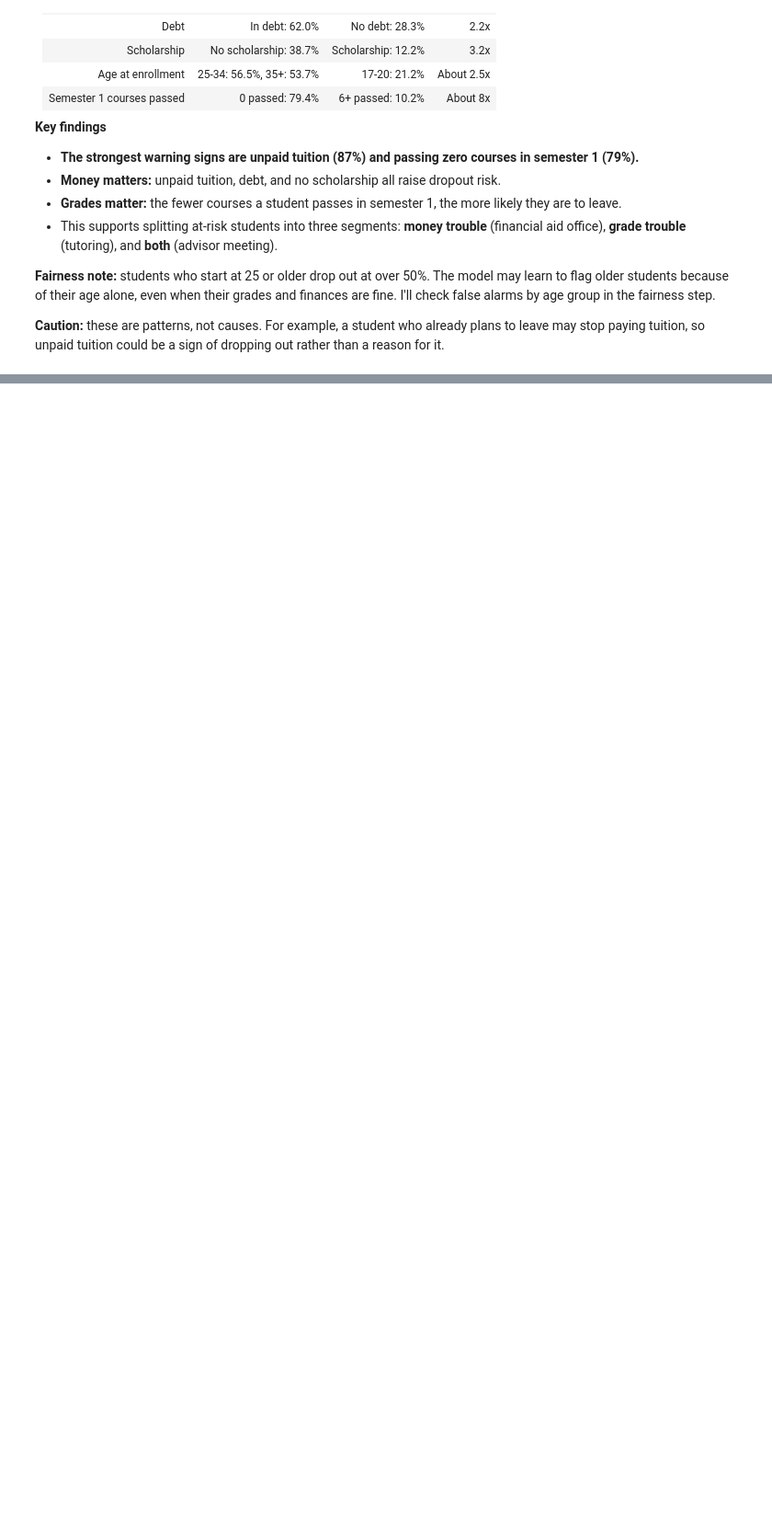
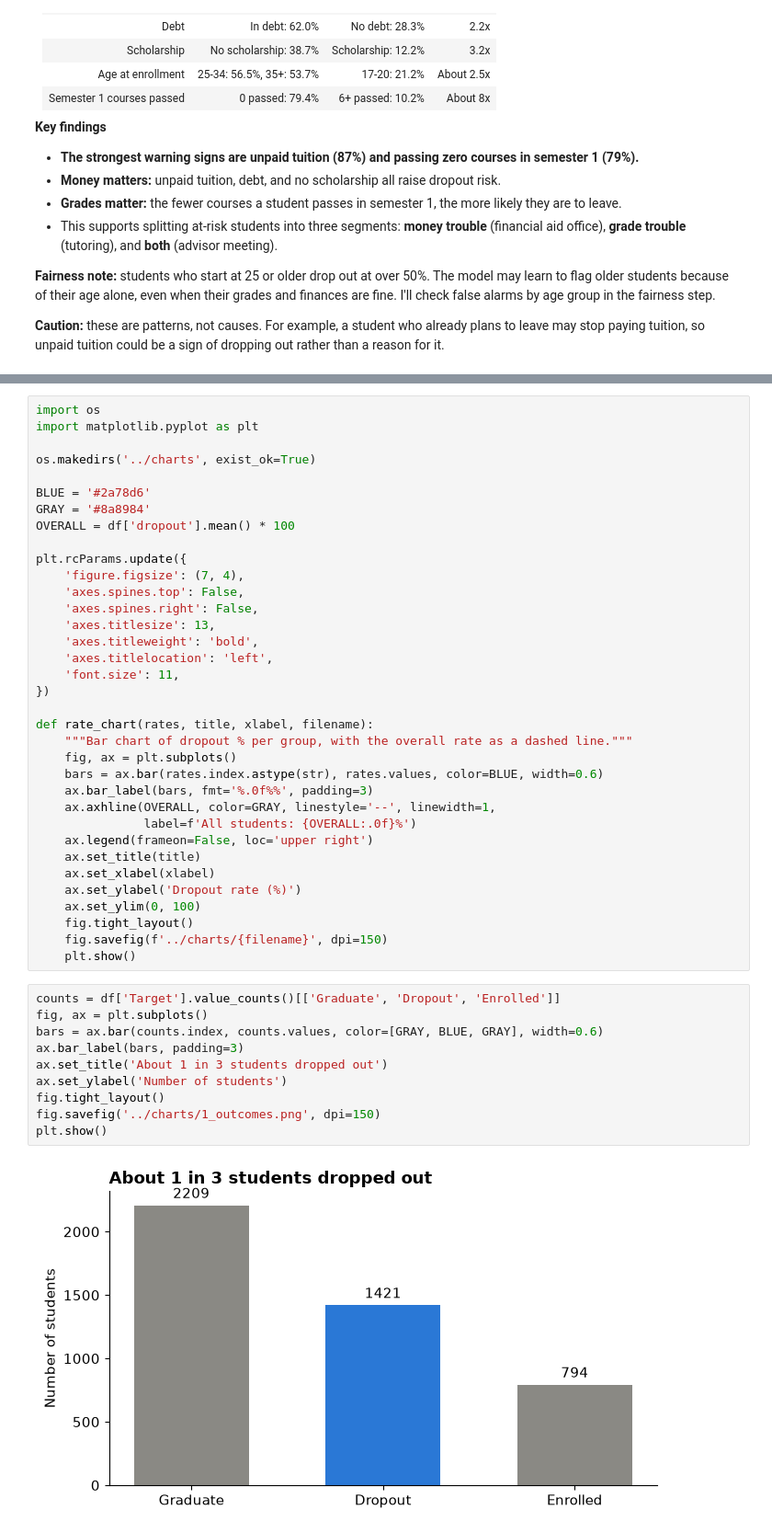
Before and after one commit to asthram08/student-dropout-risk-fairness, a Jupyter notebook: notebooks/01_explore.ipynb, the cells around one changed output, grey strips where cells are left out. Shown at 92% size. Cells and saved outputs as stored; diff of their text form; blank space fills up the shorter version.

Commit message:
Add 6 EDA charts with takeaways

```diff
--- a/notebooks/01_explore.ipynb
+++ b/notebooks/01_explore.ipynb
@@ -232,0 +236,47 @@ About 1 in 3 students (32%) dropped out overall, but the rate varies a lot by gr
+# %%
+import os
+import matplotlib.pyplot as plt
+
+os.makedirs('../charts', exist_ok=True)
+
+BLUE = '#2a78d6'
+GRAY = '#8a8984'
+OVERALL = df['dropout'].mean() * 100
+
+plt.rcParams.update({
+    'figure.figsize': (7, 4),
+    'axes.spines.top': False,
+    'axes.spines.right': False,
+    'axes.titlesize': 13,
+    'axes.titleweight': 'bold',
+    'axes.titlelocation': 'left',
+    'font.size': 11,
+})
+
+def rate_chart(rates, title, xlabel, filename):
+    """Bar chart of dropout % per group, with the overall rate as a dashed line."""
+    fig, ax = plt.subplots()
+    bars = ax.bar(rates.index.astype(str), rates.values, color=BLUE, width=0.6)
+    ax.bar_label(bars, fmt='%.0f%%', padding=3)
+    ax.axhline(OVERALL, color=GRAY, linestyle='--', linewidth=1,
+               label=f'All students: {OVERALL:.0f}%')
+    ax.legend(frameon=False, loc='upper right')
+    ax.set_title(title)
+    ax.set_xlabel(xlabel)
+    ax.set_ylabel('Dropout rate (%)')
+    ax.set_ylim(0, 100)
+    fig.tight_layout()
+    fig.savefig(f'../charts/{filename}', dpi=150)
+    plt.show()
+# %%
+counts = df['Target'].value_counts()[['Graduate', 'Dropout', 'Enrolled']]
+fig, ax = plt.subplots()
+bars = ax.bar(counts.index, counts.values, color=[GRAY, BLUE, GRAY], width=0.6)
+ax.bar_label(bars, padding=3)
+ax.set_title('About 1 in 3 students dropped out')
+ax.set_ylabel('Number of students')
+fig.tight_layout()
+fig.savefig('../charts/1_outcomes.png', dpi=150)
+plt.show()
+# %% [output]
+[figure, added]
```
Also changed, not shown: parts of 13 cells of this notebook, 6 other files.
